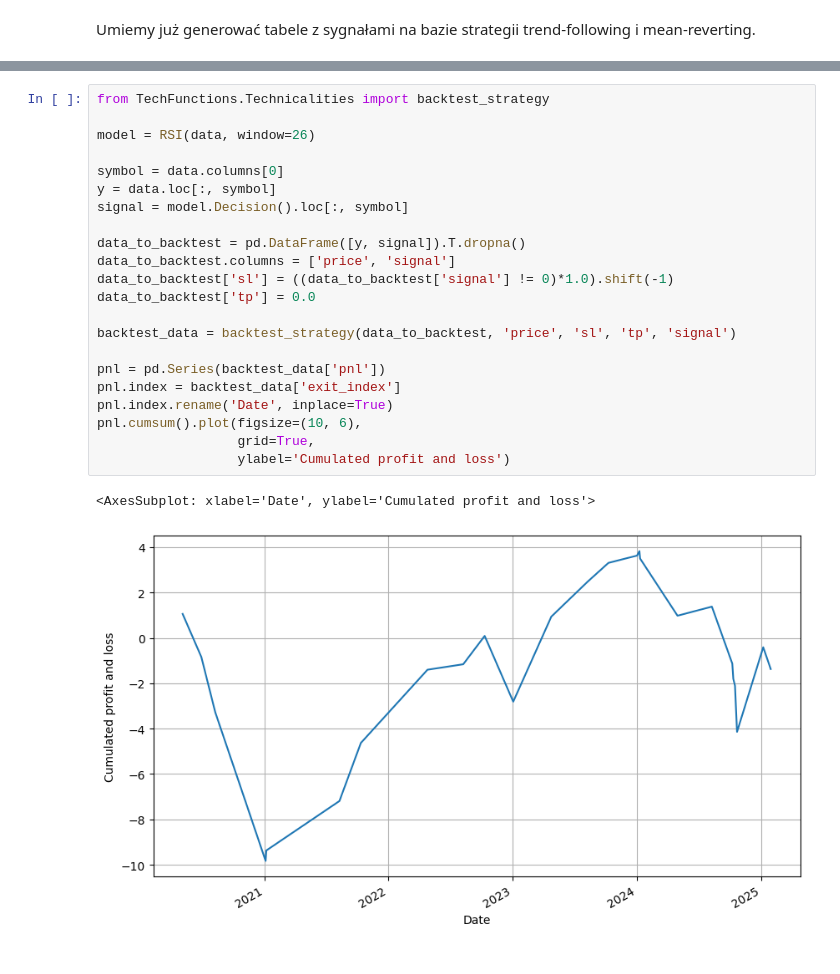
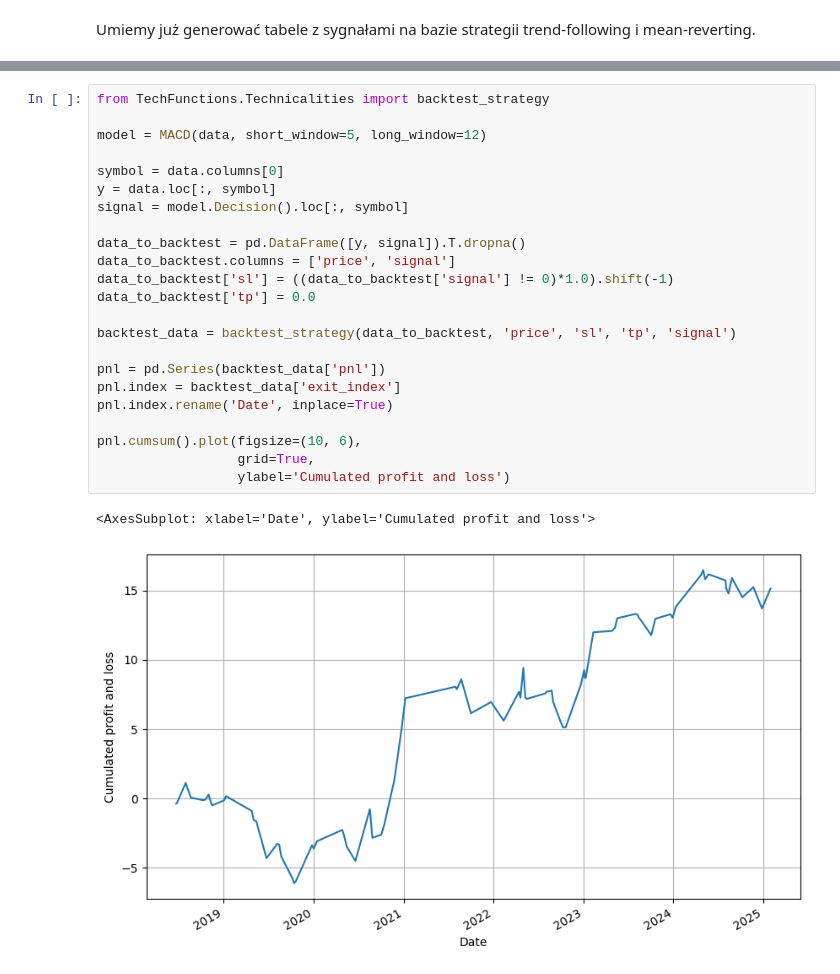
Before and after one commit to jakubweglowski/trading-bot, a Jupyter notebook: notebook1.ipynb, the cells around one changed output, grey strips where cells are left out. Saved outputs shown, nothing was run; the diff lists cells and outputs as text.

```diff
--- a/notebook1.ipynb
+++ b/notebook1.ipynb
@@ -115,25 +113,26 @@ dtype: int64
 # %%
 from TechFunctions.Technicalities import backtest_strategy
 
-model = RSI(data, window=26)
+model = MACD(data, short_window=5, long_window=12)
 
 symbol = data.columns[0]
 y = data.loc[:, symbol]
 signal = model.Decision().loc[:, symbol]
 
 data_to_backtest = pd.DataFrame([y, signal]).T.dropna()
 data_to_backtest.columns = ['price', 'signal']
 data_to_backtest['sl'] = ((data_to_backtest['signal'] != 0)*1.0).shift(-1)
 data_to_backtest['tp'] = 0.0
 
 backtest_data = backtest_strategy(data_to_backtest, 'price', 'sl', 'tp', 'signal')
 
 pnl = pd.Series(backtest_data['pnl'])
 pnl.index = backtest_data['exit_index']
 pnl.index.rename('Date', inplace=True)
+
 pnl.cumsum().plot(figsize=(10, 6),
                   grid=True,
                   ylabel='Cumulated profit and loss')
 # %% [output]
 <AxesSubplot: xlabel='Date', ylabel='Cumulated profit and loss'>
-[figure, old version]
+[figure, new version]
```
Also changed, not shown: parts of 5 cells of this notebook, 57 other files.
